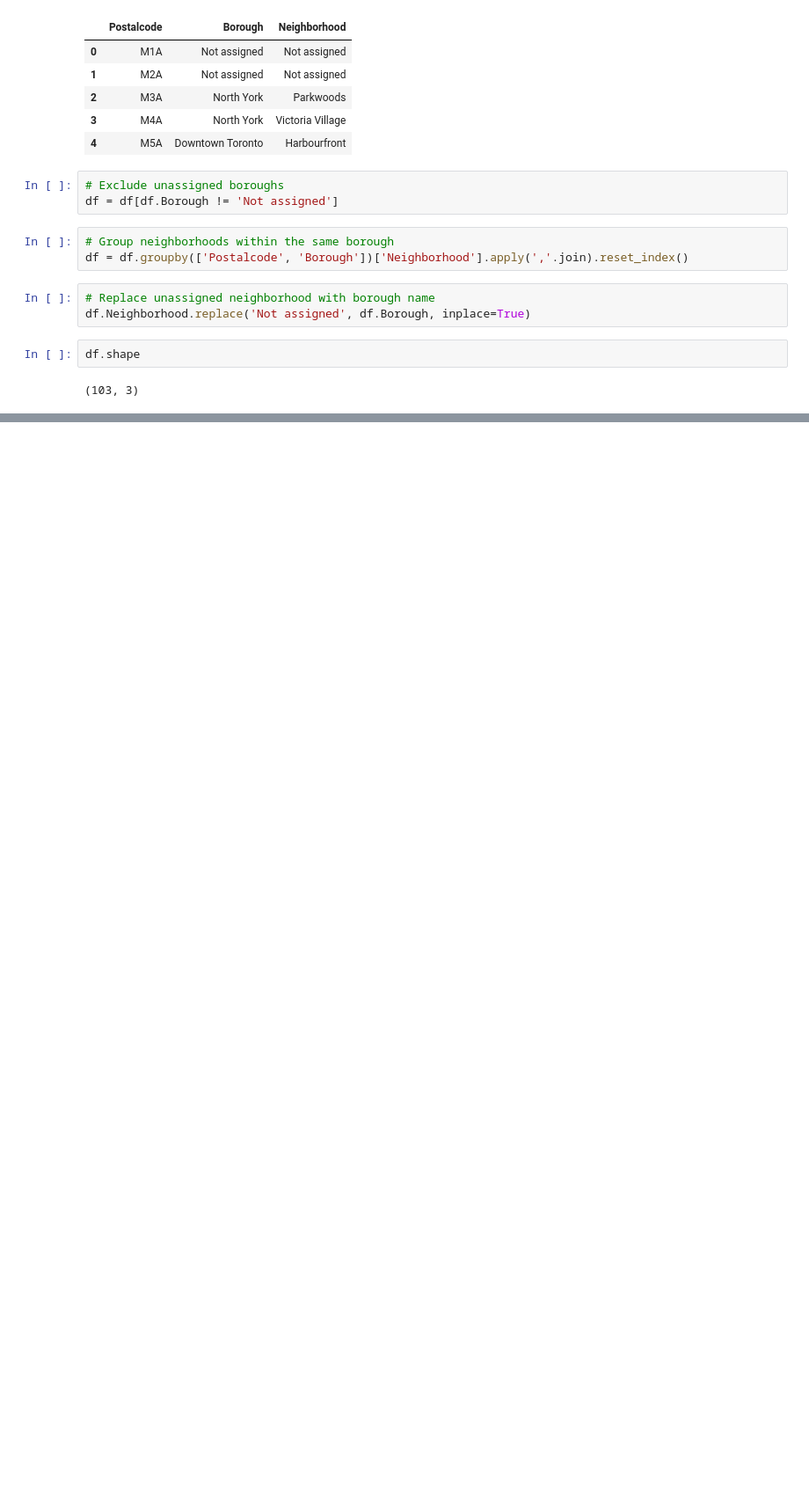
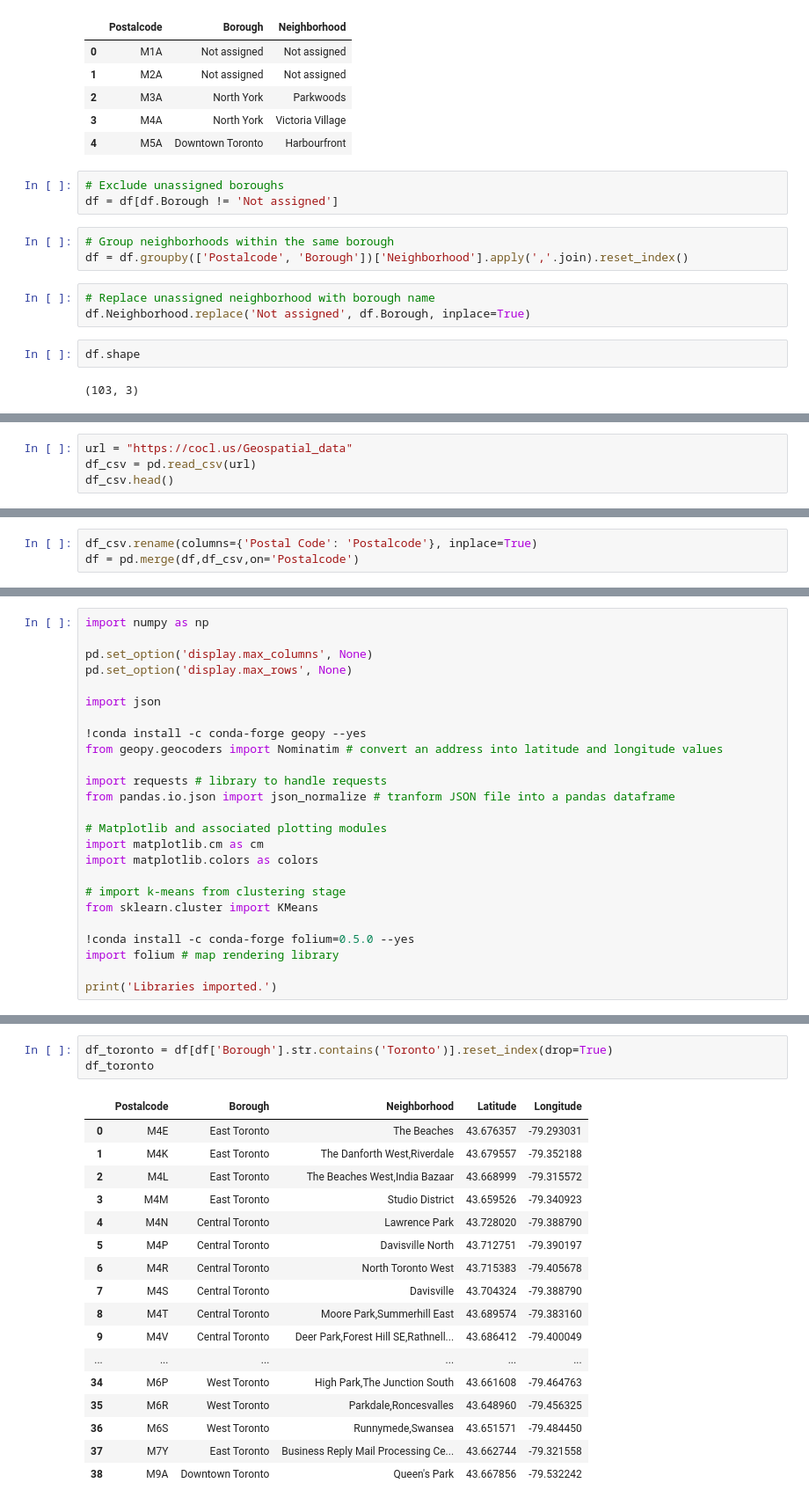
Before and after one commit to Jasonlyw/clustering-to, a Jupyter notebook: clustering-segmenting-neighborhoods-to.ipynb, the cells around one changed output, grey strips where cells are left out. Shown at 88% size. Cells and saved outputs as stored; diff of their text form; blank space fills up the shorter version.

```diff
--- a/clustering-segmenting-neighborhoods-to.ipynb
+++ b/clustering-segmenting-neighborhoods-to.ipynb
@@ -71,0 +85,4 @@ df.shape
+# %%
+url = "https://cocl.us/Geospatial_data"
+df_csv = pd.read_csv(url)
+df_csv.head()
@@ -71,0 +96,3 @@ df.shape
+# %%
+df_csv.rename(columns={'Postal Code': 'Postalcode'}, inplace=True)
+df = pd.merge(df,df_csv,on='Postalcode')
@@ -71,0 +110,25 @@ df.shape
+# %%
+import numpy as np
+
+pd.set_option('display.max_columns', None)
+pd.set_option('display.max_rows', None)
+
+import json
+
+!conda install -c conda-forge geopy --yes
+from geopy.geocoders import Nominatim # convert an address into latitude and longitude values
+
+import requests # library to handle requests
+from pandas.io.json import json_normalize # tranform JSON file into a pandas dataframe
+
+# Matplotlib and associated plotting modules
+import matplotlib.cm as cm
+import matplotlib.colors as colors
+
+# import k-means from clustering stage
+from sklearn.cluster import KMeans
+
+!conda install -c conda-forge folium=0.5.0 --yes
+import folium # map rendering library
+
+print('Libraries imported.')
@@ -71,0 +184,21 @@ df.shape
+# %%
+df_toronto = df[df['Borough'].str.contains('Toronto')].reset_index(drop=True)
+df_toronto
+# %% [output]
+|  | Postalcode | Borough | Neighborhood | Latitude | Longitude |
+| 0 | M4E | East Toronto | The Beaches | 43.676357 | -79.293031 |
+| 1 | M4K | East Toronto | The Danforth West,Riverdale | 43.679557 | -79.352188 |
+| 2 | M4L | East Toronto | The Beaches West,India Bazaar | 43.668999 | -79.315572 |
+| 3 | M4M | East Toronto | Studio District | 43.659526 | -79.340923 |
+| 4 | M4N | Central Toronto | Lawrence Park | 43.728020 | -79.388790 |
+| 5 | M4P | Central Toronto | Davisville North | 43.712751 | -79.390197 |
+| 6 | M4R | Central Toronto | North Toronto West | 43.715383 | -79.405678 |
+| 7 | M4S | Central Toronto | Davisville | 43.704324 | -79.388790 |
+| 8 | M4T | Central Toronto | Moore Park,Summerhill East | 43.689574 | -79.383160 |
+| 9 | M4V | Central Toronto | Deer Park,Forest Hill SE,Rathnell... | 43.686412 | -79.400049 |
+| ... | ... | ... | ... | ... | ... |
+| 34 | M6P | West Toronto | High Park,The Junction South | 43.661608 | -79.464763 |
+| 35 | M6R | West Toronto | Parkdale,Roncesvalles | 43.648960 | -79.456325 |
+| 36 | M6S | West Toronto | Runnymede,Swansea | 43.651571 | -79.484450 |
+| 37 | M7Y | East Toronto | Business Reply Mail Processing Ce... | 43.662744 | -79.321558 |
+| 38 | M9A | Downtown Toronto | Queen's Park | 43.667856 | -79.532242 |
```
Also changed, not shown: parts of 33 cells of this notebook.
